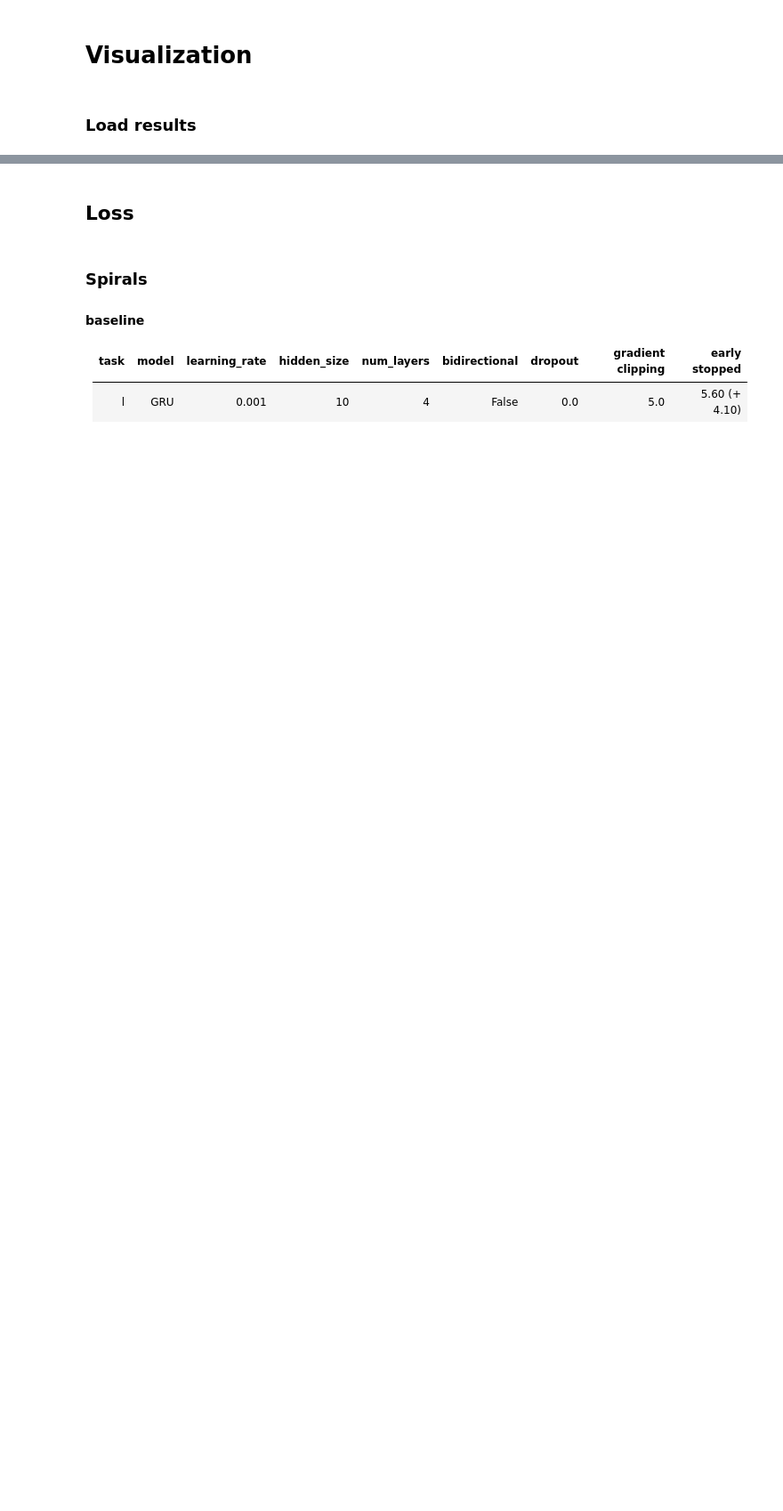
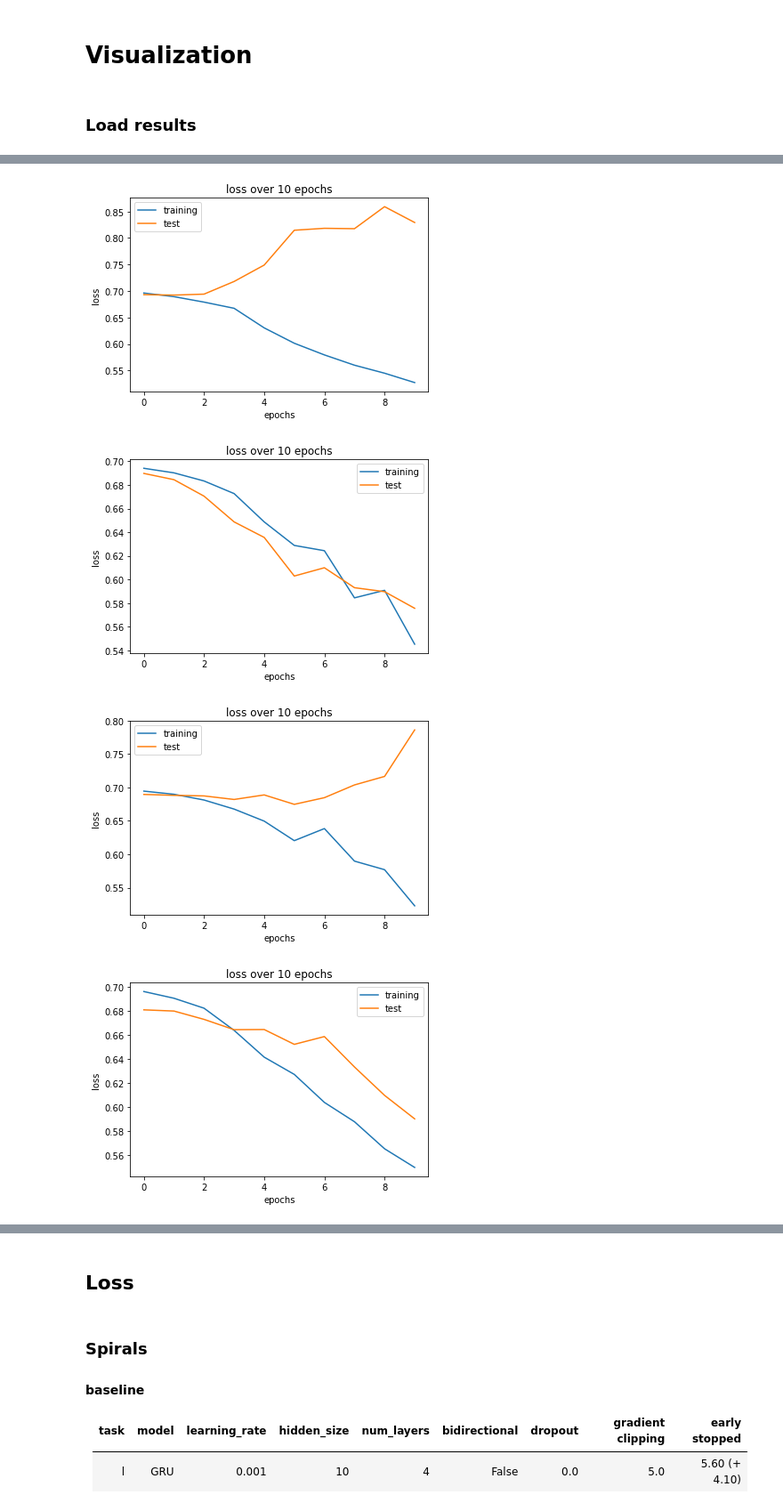
Before and after one commit to PaulLerner/deep_parkinson_handwriting, a Jupyter notebook: Main.ipynb, the cells around one changed output, grey strips where cells are left out. Shown at 89% size. Drawn from its saved outputs; the diff is of its cells as text; code cells hidden in the pictures; blank space fills up the shorter version.

```diff
--- a/Main.ipynb
+++ b/Main.ipynb
@@ -349,0 +364,14 @@ else:
+# %%
+for i in range(10):
+    plt.figure()
+    plt.title("loss over {} epochs".format(len(fold_train_metrics[i])))
+    plt.plot(np.asarray(fold_train_metrics[i])[:,0],label="training")
+    plt.plot(np.asarray(fold_test_metrics[i])[:,0],label="test")
+    plt.xlabel("epochs")
+    plt.ylabel("loss")
+    plt.legend()
+# %% [output]
+[figure, added]
+[figure, added]
+[figure, added]
+[figure, added]
```
Also changed, not shown: parts of 20 cells of this notebook, 22 other files.
